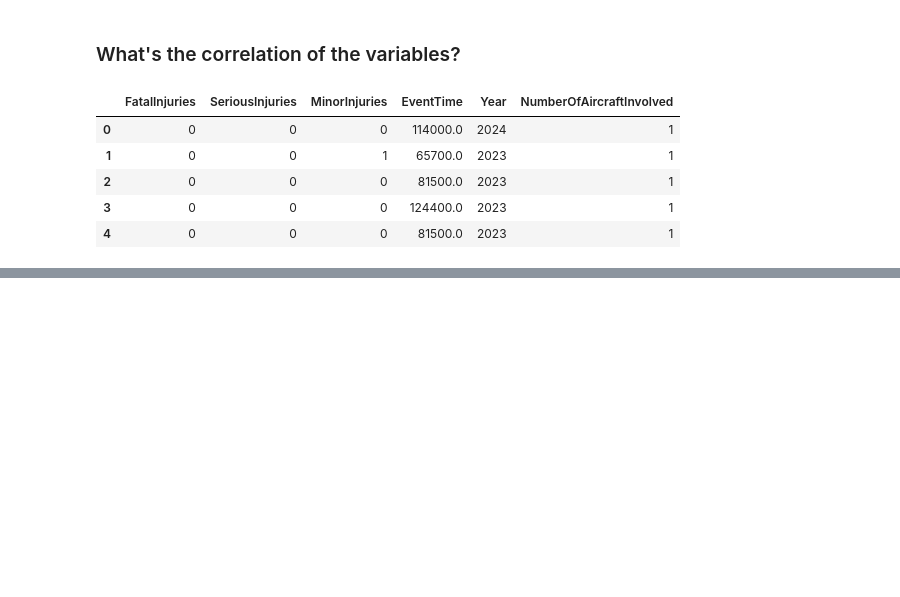
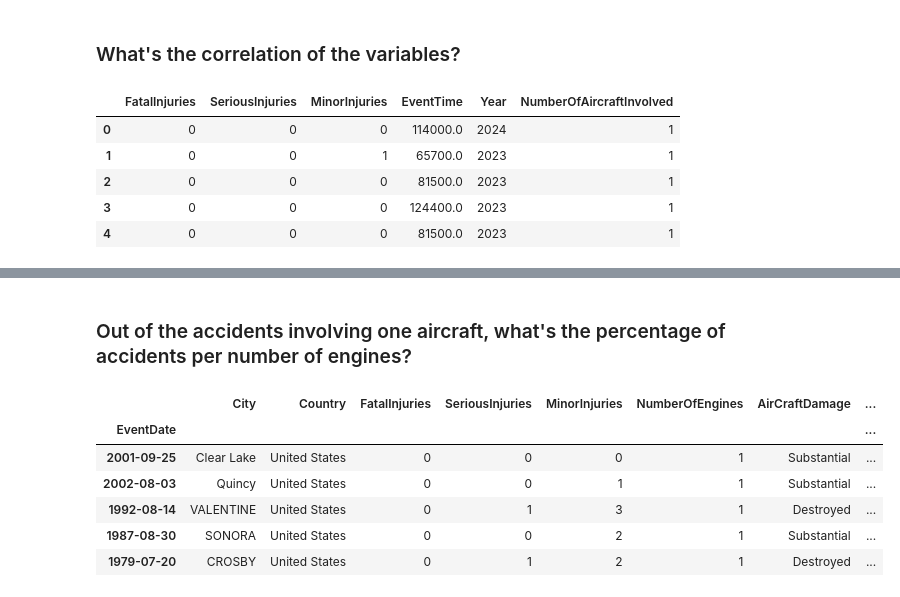
Before and after one commit to deniselouzada/air-accident-reports, a Jupyter notebook: ntsb-accidents2.ipynb, the cells around one changed output, grey strips where cells are left out. Saved outputs shown, nothing was run; the diff lists cells and outputs as text; code cells hidden in the pictures; blank space fills up the shorter version.

```diff
--- a/ntsb-accidents2.ipynb
+++ b/ntsb-accidents2.ipynb
@@ -876,0 +910,12 @@ KeyboardInterrupt:
+# %% [markdown]
+### Out of the accidents involving one aircraft, what's the percentage of accidents per number of engines?
+# %%
+df.sample(5)
+# %% [output]
+|  | City | Country | FatalInjuries | SeriousInjuries | MinorInjuries | NumberOfEngines | AirCraftDamage | ... |
+| EventDate |  |  |  |  |  |  |  | ... |
+| 2001-09-25 | Clear Lake | United States | 0 | 0 | 0 | 1 | Substantial | ... |
+| 2002-08-03 | Quincy | United States | 0 | 0 | 1 | 1 | Substantial | ... |
+| 1992-08-14 | VALENTINE | United States | 0 | 1 | 3 | 1 | Destroyed | ... |
+| 1987-08-30 | SONORA | United States | 0 | 0 | 2 | 1 | Substantial | ... |
+| 1979-07-20 | CROSBY | United States | 0 | 1 | 2 | 1 | Destroyed | ... |
```
Also changed, not shown: parts of 12 cells of this notebook.
